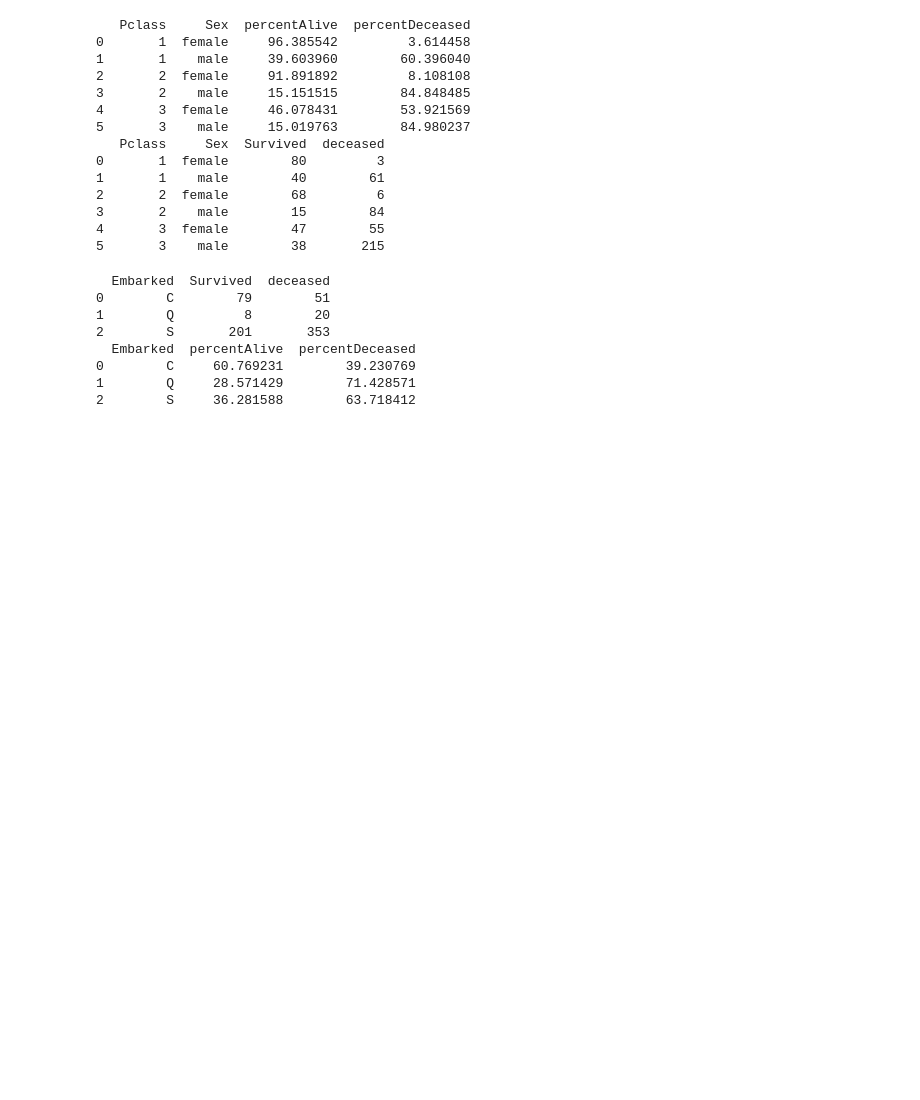
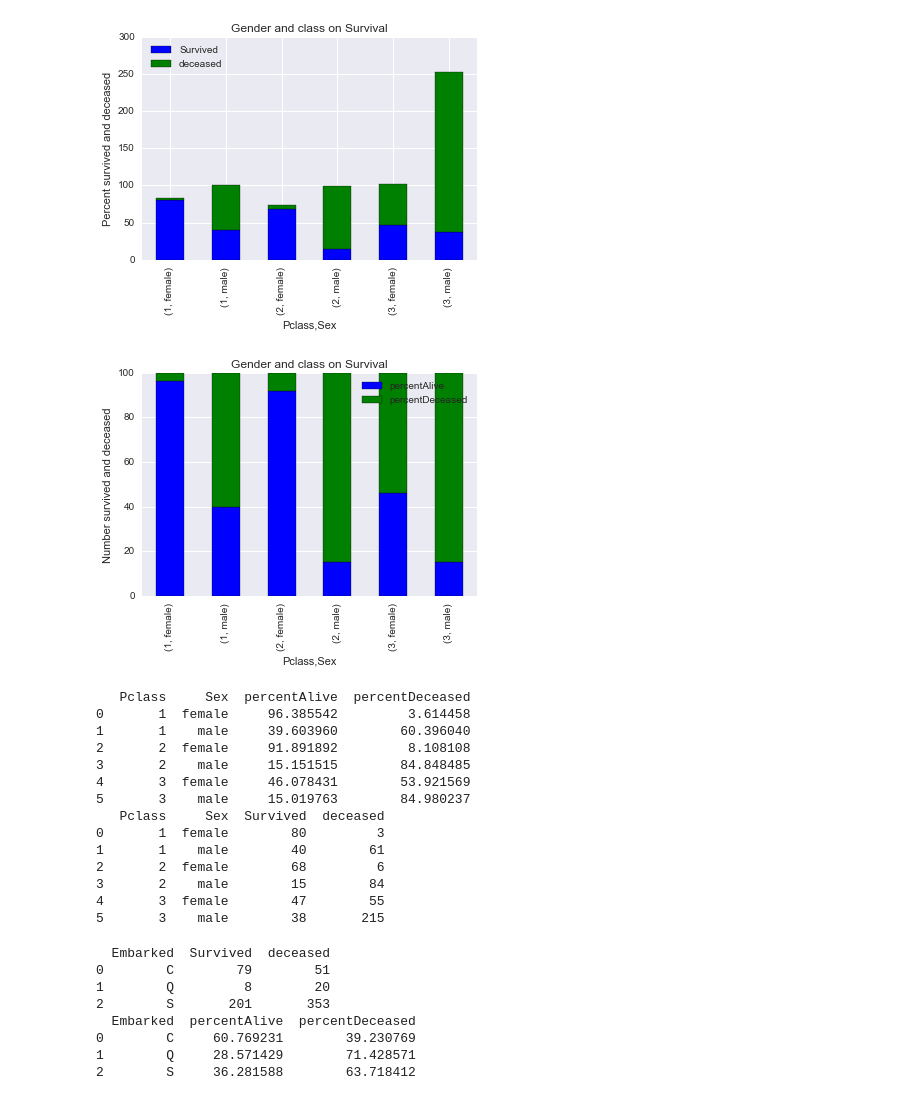
Before and after one commit to praveen-mg/Titanic-Data-Analysis, a Jupyter notebook: Titanic-Data-Analysis.ipynb, the cells around one changed output. Saved outputs shown, nothing was run; the diff lists cells and outputs as text; code cells hidden in the pictures; blank space fills up the shorter version.

```diff
--- a/Titanic-Data-Analysis.ipynb
+++ b/Titanic-Data-Analysis.ipynb
@@ -180,16 +172,25 @@ respectively. These data show better the class better the survival chance.This r
 # %%
 #Determines relationship between class on survival
 
 
 percent_group_by_sex_class = group_by_survived_percent(titanic_df_cleaned,['Pclass','Sex'])
 count_group_by_sex_class  = group_by_survived_count(titanic_df_cleaned,['Pclass','Sex'])
+
+count_group_by_sex_class.plot.bar(stacked=True,x=['Pclass','Sex'],y=['Survived','deceased'])
+plt.ylabel("Percent survived and deceased")
+plt.title("Gender and class on Survival")
+plt.show()
+percent_group_by_sex_class.plot.bar(stacked=True,x=['Pclass','Sex'],y=['percentAlive','percentDeceased'])
+plt.ylabel("Number survived and deceased")
+plt.title("Gender and class on Survival")
+plt.show()
+
 print percent_group_by_sex_class
 print count_group_by_sex_class
-count_group_by_sex_class.plot.bar(stacked=True,x=['Pclass','Sex'],y=['Survived','deceased'])
-percent_group_by_sex_class.plot.bar(stacked=True,x=['Pclass','Sex'],y=['percentAlive','percentDeceased'])
-plt.show()
 #group_by_sex_class = group_by_sex.groupby('Pclass').sum()['Survived']
 # %% [output]
+[figure, added]
+[figure, added]
    Pclass     Sex  percentAlive  percentDeceased
 0       1  female     96.385542         3.614458
 1       1    male     39.603960        60.396040
```
Also changed, not shown: parts of 17 cells of this notebook, 1 other file.
